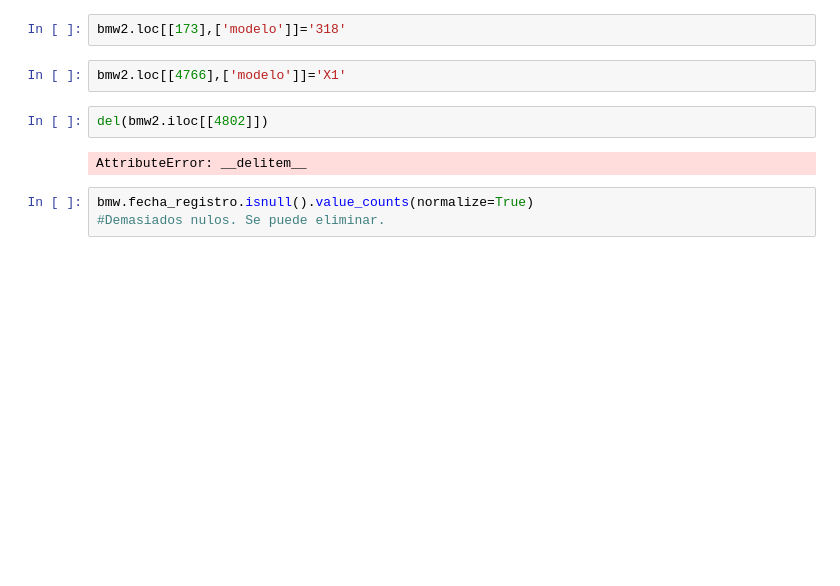
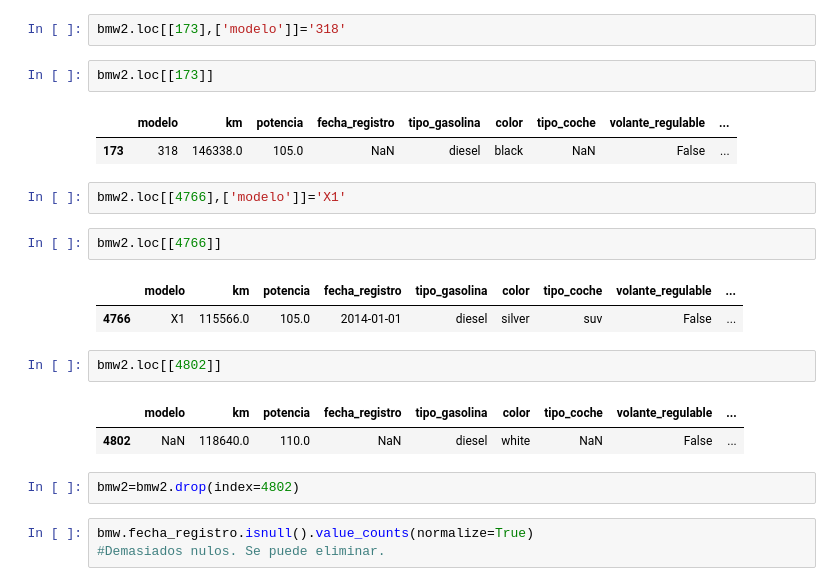
Before and after one commit to tvgtech/BMW_Proj, a Jupyter notebook: Toni_BMW.ipynb, the cells around one changed output. Saved outputs shown, nothing was run; the diff lists cells and outputs as text; blank space fills up the shorter version.

```diff
--- a/Toni_BMW.ipynb
+++ b/Toni_BMW.ipynb
@@ -196,12 +196,25 @@ X1     16.666667
 Name: proportion, dtype: float64
 # %%
 bmw2.loc[[173],['modelo']]='318'
+# %%
+bmw2.loc[[173]]
+# %% [output]
+|  | modelo | km | potencia | fecha_registro | tipo_gasolina | color | tipo_coche | volante_regulable | ... |
+| 173 | 318 | 146338.0 | 105.0 | NaN | diesel | black | NaN | False | ... |
 # %%
 bmw2.loc[[4766],['modelo']]='X1'
-# %%
-del(bmw2.iloc[[4802]])
-# %% [output]
-AttributeError: __delitem__
+# %%
+bmw2.loc[[4766]]
+# %% [output]
+|  | modelo | km | potencia | fecha_registro | tipo_gasolina | color | tipo_coche | volante_regulable | ... |
+| 4766 | X1 | 115566.0 | 105.0 | 2014-01-01 | diesel | silver | suv | False | ... |
+# %%
+bmw2.loc[[4802]]
+# %% [output]
+|  | modelo | km | potencia | fecha_registro | tipo_gasolina | color | tipo_coche | volante_regulable | ... |
+| 4802 | NaN | 118640.0 | 110.0 | NaN | diesel | white | NaN | False | ... |
+# %%
+bmw2=bmw2.drop(index=4802)
 # %%
 bmw.fecha_registro.isnull().value_counts(normalize=True)
 #Demasiados nulos. Se puede eliminar.
```
Also changed, not shown: parts of 1 cell of this notebook, 1 other file.
